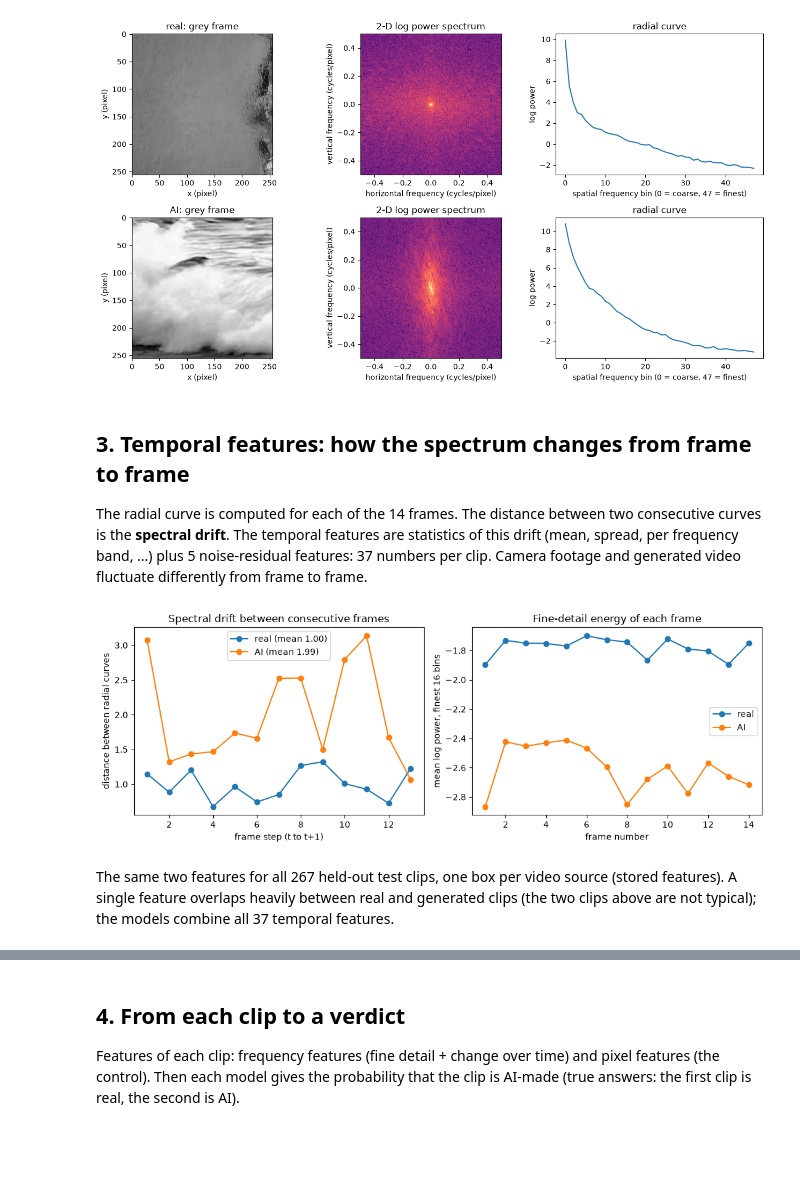
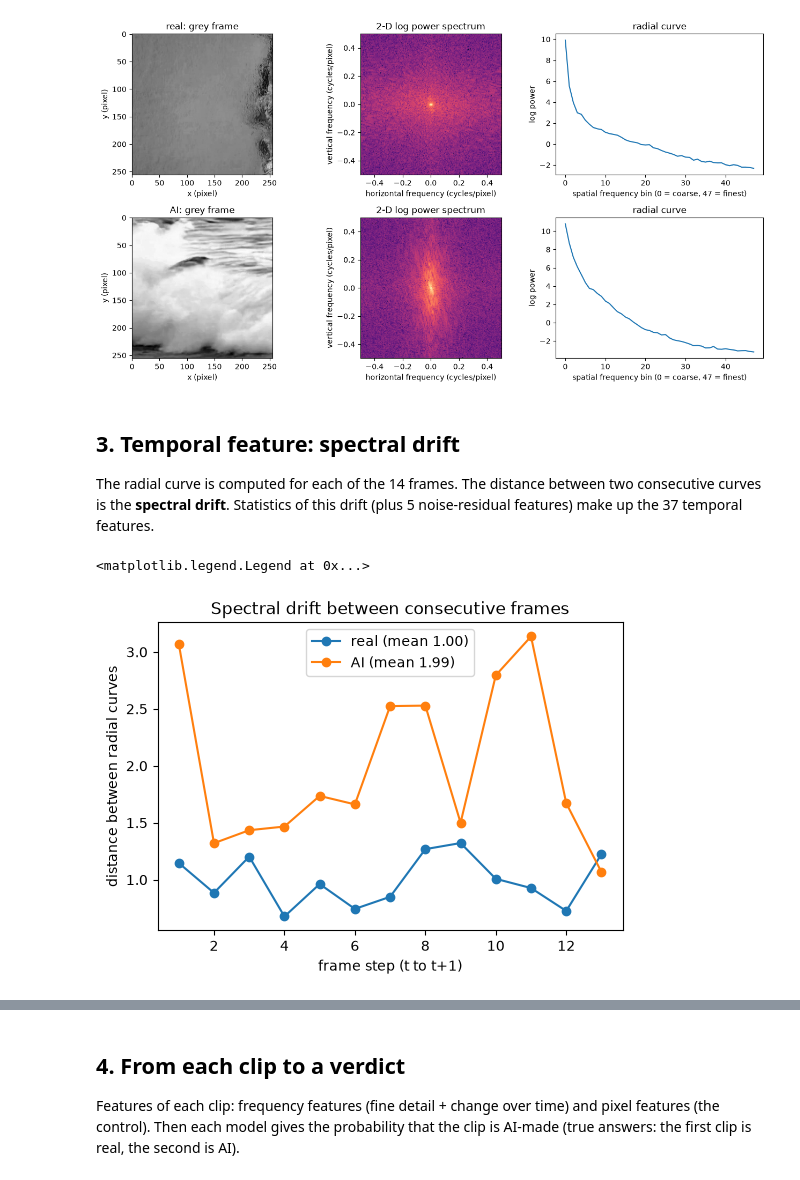
Before and after one commit to Astitva-Garg/Detection-of-AI-Generated-Video-via-Frequency-Domain, a Jupyter notebook: demo.ipynb, the cells around one changed output, grey strips where cells are left out. Cells and saved outputs as stored; diff of their text form; code cells hidden in the pictures; blank space fills up the shorter version.

Commit message:
demo.ipynb: temporal section reduced to the spectral drift graph

```diff
--- a/demo.ipynb
+++ b/demo.ipynb
@@ -65,24 +65,18 @@ plt.tight_layout()
 # %% [output]
 [figure]
 # %% [markdown]
-## 3. Temporal features: how the spectrum changes from frame to frame
+## 3. Temporal feature: spectral drift
 
 The radial curve is computed for each of the 14 frames. The distance between two consecutive curves is the **spectral drift**.
-The temporal features are statistics of this drift (mean, spread, per frequency band, ...) plus 5 noise-residual features: 37 numbers per clip.
-Camera footage and generated video fluctuate differently from frame to frame.
+Statistics of this drift (plus 5 noise-residual features) make up the 37 temporal features.
 # %%
-fig, ax = plt.subplots(1, 2, figsize=(11, 4))
+plt.figure(figsize=(6, 4))
 for name, frames in clips.items():
     curves = np.stack([radial_spectrum(to_luma(f)) for f in frames])         # 14 frames x 48 frequency bins
     drift = np.linalg.norm(np.diff(curves, axis=0), axis=1)                  # distance between consecutive frames
-    ax[0].plot(range(1, 14), drift, "o-", label=f"{name} (mean {drift.mean():.2f})")
-    ax[1].plot(range(1, 15), curves[:, 32:].mean(axis=1), "o-", label=name)  # finest third of the frequencies
-ax[0].set(title="Spectral drift between consecutive frames", xlabel="frame step (t to t+1)", ylabel="distance between radial curves")
-ax[1].set(title="Fine-detail energy of each frame", xlabel="frame number", ylabel="mean log power, finest 16 bins")
-for a in ax: a.legend()
-plt.tight_layout()
+    plt.plot(range(1, 14), drift, "o-", label=f"{name} (mean {drift.mean():.2f})")
+plt.title("Spectral drift between consecutive frames")
+plt.xlabel("frame step (t to t+1)"); plt.ylabel("distance between radial curves"); plt.legend()
 # %% [output]
+<matplotlib.legend.Legend at 0x...>
-[figure, old version]
+[figure, new version]
-# %% [markdown]
-The same two features for all 267 held-out test clips, one box per video source (stored features).
-A single feature overlaps heavily between real and generated clips (the two clips above are not typical); the models combine all 37 temporal features.
```
Also changed, not shown: parts of 5 cells of this notebook.
